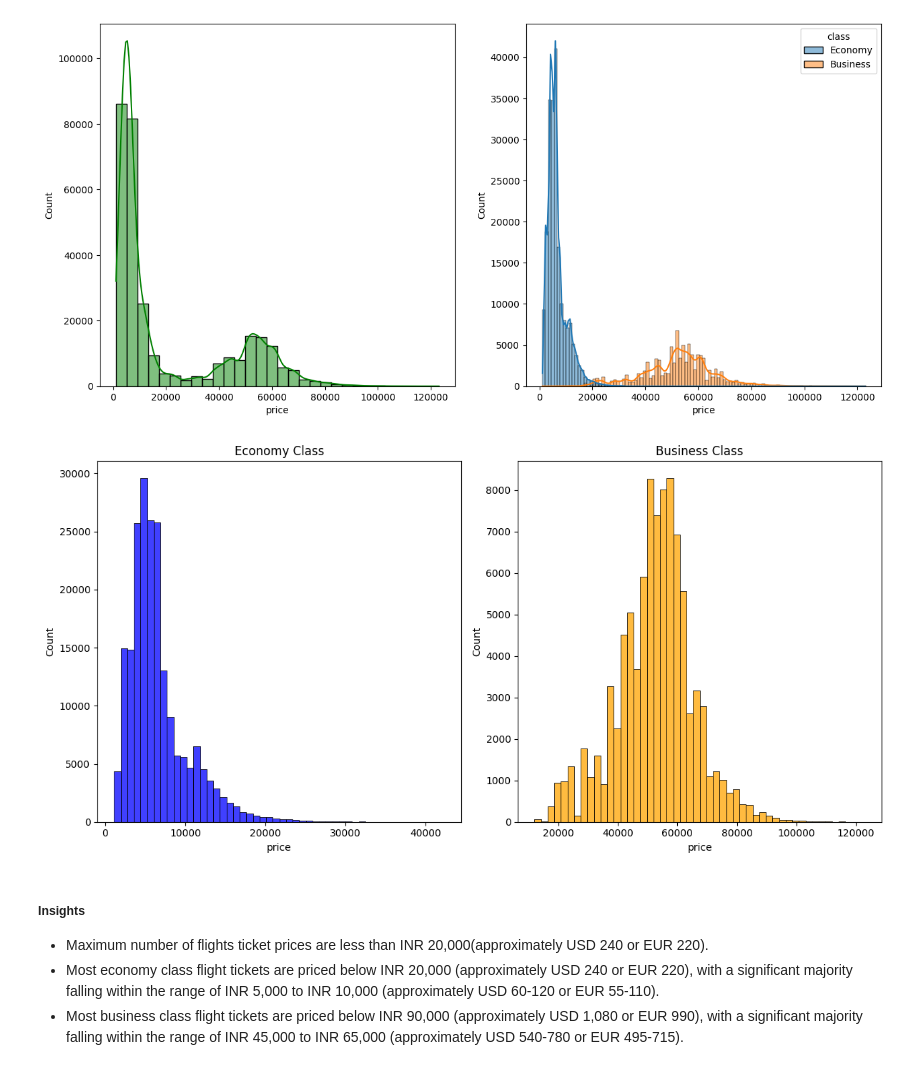
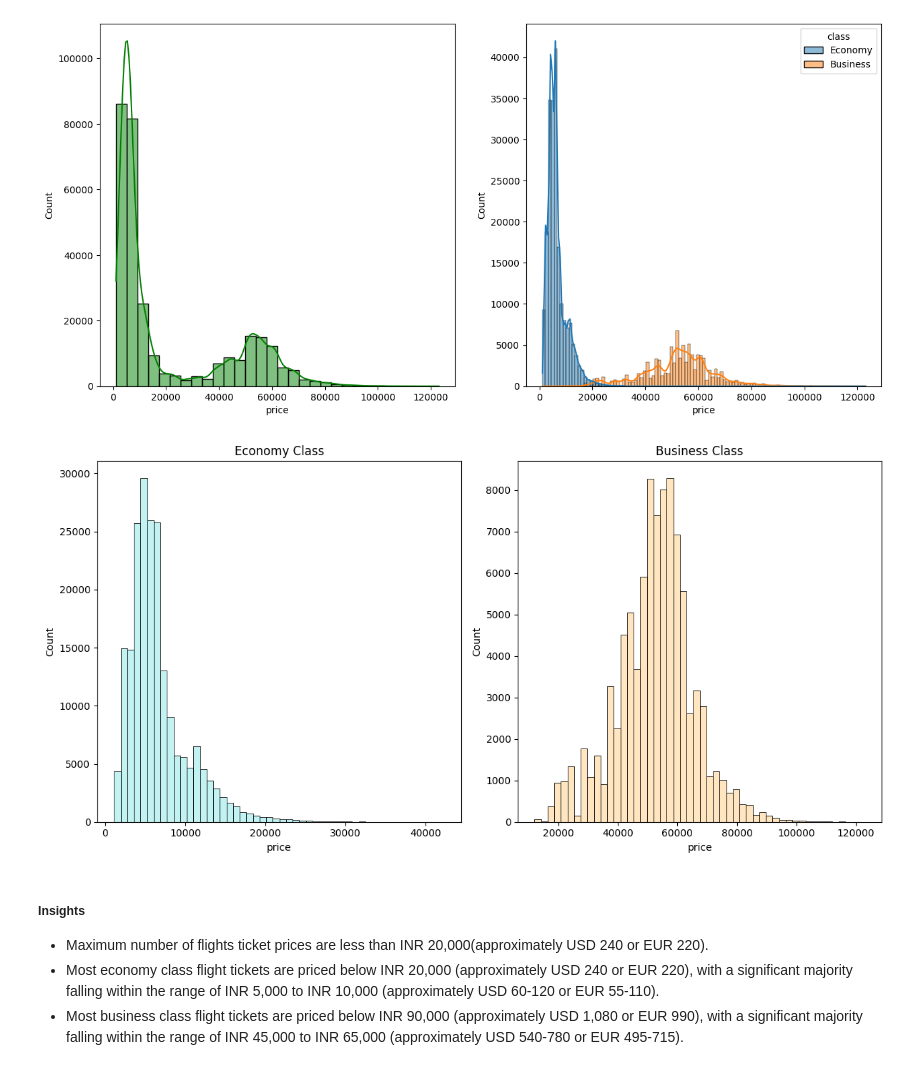
Before and after one commit to Prathamesh3100/Airline_Prices_Analysis_-_Prediction, a Jupyter notebook: notebook/EDA Airline Prices.ipynb, the cells around one changed output. Saved outputs shown, nothing was run; the diff lists cells and outputs as text; code cells hidden in the pictures.

Commit message:
EDA histogram and Pie charts

```diff
--- a/notebook/EDA Airline Prices.ipynb
+++ b/notebook/EDA Airline Prices.ipynb
@@ -241,21 +241,23 @@ plt.show()
 # %%
 economy_df = df[df['class'] == 'Economy']
 business_df = df[df['class'] == 'Business']
 
 # Create subplots
 fig, axs = plt.subplots(1, 2, figsize=(12, 6))
 
 # Plot histograms
-sns.histplot(economy_df['price'], bins=50, color='blue', ax=axs[0])
+plt.subplot(121)
+sns.histplot(economy_df['price'], bins=50, color='paleturquoise', ax=axs[0])
 axs[0].set_title('Economy Class')
 
-sns.histplot(business_df['price'], bins=50, color='orange', ax=axs[1])
+plt.subplot(122)
+sns.histplot(business_df['price'], bins=50, color='navajowhite', ax=axs[1])
 axs[1].set_title('Business Class')
 
 plt.tight_layout()
 plt.show()
 # %% [output]
-[figure, old version]
+[figure, new version]
 # %% [markdown]
 #####  Insights
 - Maximum number of flights ticket prices are less than INR 20,000(approximately USD 240 or EUR 220).
```
Also changed, not shown: parts of 9 cells of this notebook.
